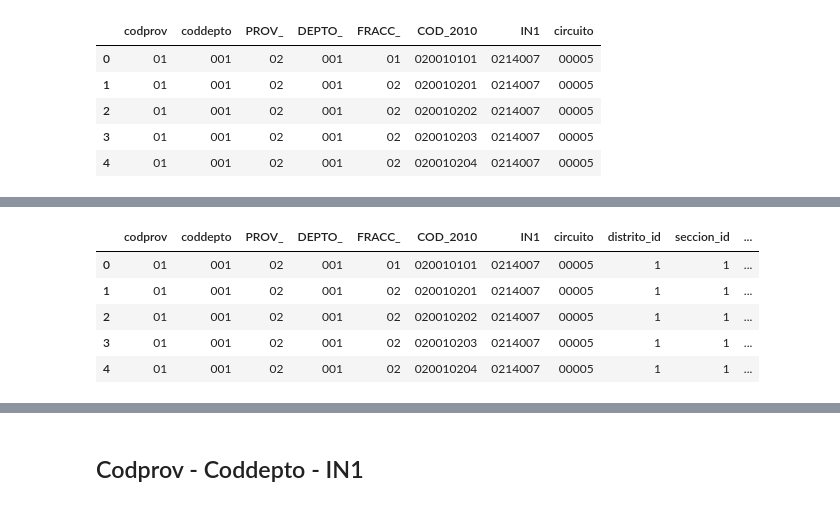
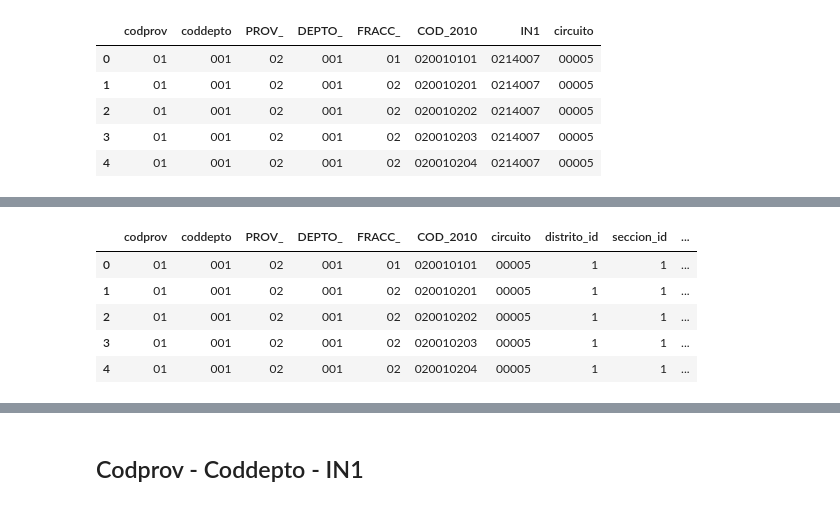
Before and after one commit to matuteiglesias/CNE-INDEC-georef, a Jupyter notebook: 02b - Interseccion espacial de Radios Censales a Circuitos CNE.ipynb, the cells around one changed output, grey strips where cells are left out. Cells and saved outputs as stored; diff of their text form; code cells hidden in the pictures.

```diff
--- a/02b - Interseccion espacial de Radios Censales a Circuitos CNE.ipynb
+++ b/02b - Interseccion espacial de Radios Censales a Circuitos CNE.ipynb
@@ -64,3 +92,5 @@ radios = gpd.read_file('./radios_IGN_2010_WGS84/')
 # %%
 # circuitos_ARG = gpd.read_file('./mapaelectoral/circuitos-CNE.geojson')
 circuitos_ARG = gpd.read_file('./mapaelectoral/circuitos-CNE-TTGL.geojson')
+circuitos_ARG = fix_geom(circuitos_ARG.dropna(subset = 'geometry'))
+circuitos_ARG.head()
@@ -125,15 +278,15 @@ for indec_p in circuitos_ARG.indec_p.dropna().unique():
 #     plt.show()
 
     ## Intersectar los radios en cuestion con los polis de IGS.
-    ref_dptos = gpd.overlay(radios_prov, cne_prov[['circuito', 'codprov', 'coddepto', 'geometry']], how='intersection')
+    overlay = gpd.overlay(radios_prov, cne_prov[['circuito', 'codprov', 'coddepto', 'geometry']], how='intersection')
 
 
-    if len(ref_dptos) != 0: # Si hay interseccion
-        ref_dptos['area'] = ref_dptos.area
+    if len(overlay) != 0: # Si hay interseccion
+        overlay['area'] = overlay.area
 
         year = '2010'
         # Quedarse con el que mas interseca (el radio se asigna al depto donde este mayor parte de su area.)
-        radios_in_circu = ref_dptos.groupby(['PROV_', 'DEPTO_', 'FRACC_', 'COD_'+year]
+        radios_in_circu = overlay.groupby(['PROV_', 'DEPTO_', 'FRACC_', 'COD_'+year]
                                         ).apply(lambda x: x.nlargest(1, 'area')).reset_index(drop = True
                     )[['codprov', 'coddepto', 'PROV_', 'DEPTO_', 'FRACC_', 'COD_'+year, 'IN1', 'circuito']]
 
@@ -152,15 +305,15 @@ for indec_p in circuitos_ARG.indec_p.dropna().unique():
     if len(duplicados) > 0:
 
         ## Volcarlos en 1 solo circuito.
-        ref_dptos = gpd.overlay(gpd.GeoDataFrame(duplicados.drop('circuito', axis = 1).merge(radios)),
+        overlay = gpd.overlay(gpd.GeoDataFrame(duplicados.drop('circuito', axis = 1).merge(radios)),
                              gpd.GeoDataFrame(duplicados.merge(cne_prov))[['circuito', 'geometry']], how='intersection')
 
-        if len(ref_dptos) != 0: # Si hay interseccion
-            ref_dptos['area'] = ref_dptos.area
+        if len(overlay) != 0: # Si hay interseccion
+            overlay['area'] = overlay.area
 
             year = '2010'
             # Quedarse con el que mas interseca (el radio se asigna al depto donde este mayor parte de su area.)
-            res_dup_prov = ref_dptos.groupby(['PROV_', 'DEPTO_', 'FRACC_', 'COD_'+year]
+            res_dup_prov = overlay.groupby(['PROV_', 'DEPTO_', 'FRACC_', 'COD_'+year]
                                         ).apply(lambda x: x.nlargest(1, 'area')
                                                ).reset_index(drop = True)[['PROV_', 'DEPTO_', 'FRACC_', 'COD_'+year, 'IN1', 'circuito']]
         result_prov = pd.concat([result_prov[~result_prov.duplicated('COD_2010', keep = False)], res_dup_prov])
@@ -248,9 +419,9 @@ result_c.to_csv('./info/radios_circuitos_secciones_ref.csv', index = False)
 # %%
-result_c.head()
+result_c.drop('IN1', axis = 1).head()
 # %% [output]
-|  | codprov | coddepto | PROV_ | DEPTO_ | FRACC_ | COD_2010 | IN1 | circuito | distrito_id | seccion_id | ... |
-| 0 | 01 | 001 | 02 | 001 | 01 | 020010101 | 0214007 | 00005 | 1 | 1 | ... |
-| 1 | 01 | 001 | 02 | 001 | 02 | 020010201 | 0214007 | 00005 | 1 | 1 | ... |
-| 2 | 01 | 001 | 02 | 001 | 02 | 020010202 | 0214007 | 00005 | 1 | 1 | ... |
-| 3 | 01 | 001 | 02 | 001 | 02 | 020010203 | 0214007 | 00005 | 1 | 1 | ... |
-| 4 | 01 | 001 | 02 | 001 | 02 | 020010204 | 0214007 | 00005 | 1 | 1 | ... |
+|  | codprov | coddepto | PROV_ | DEPTO_ | FRACC_ | COD_2010 | circuito | distrito_id | seccion_id | ... |
+| 0 | 01 | 001 | 02 | 001 | 01 | 020010101 | 00005 | 1 | 1 | ... |
+| 1 | 01 | 001 | 02 | 001 | 02 | 020010201 | 00005 | 1 | 1 | ... |
+| 2 | 01 | 001 | 02 | 001 | 02 | 020010202 | 00005 | 1 | 1 | ... |
+| 3 | 01 | 001 | 02 | 001 | 02 | 020010203 | 00005 | 1 | 1 | ... |
+| 4 | 01 | 001 | 02 | 001 | 02 | 020010204 | 00005 | 1 | 1 | ... |
```
Also changed, not shown: parts of 23 cells of this notebook, 16 other files.
